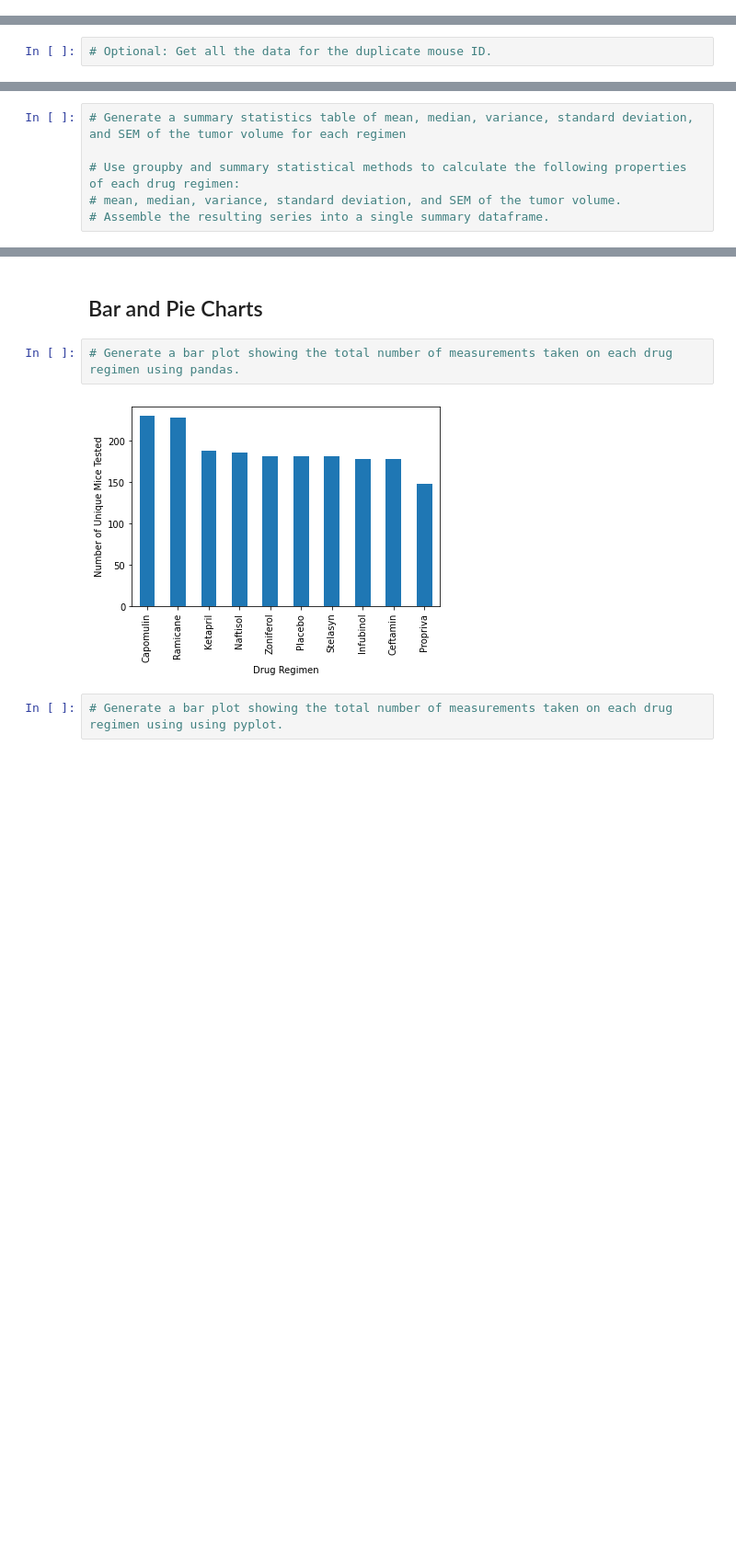
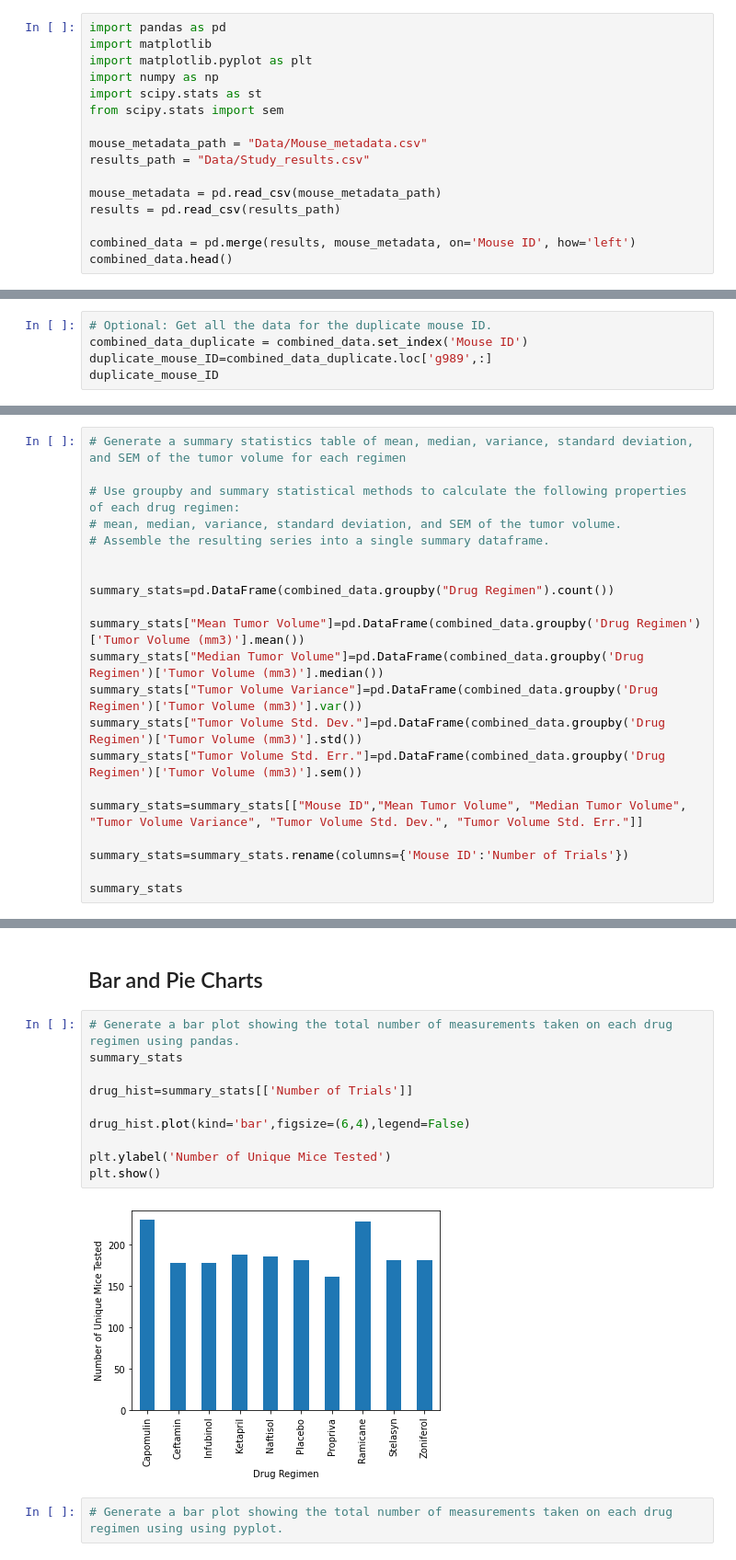
Before and after one commit to danyelledoucette/matplotlib-challenge, a Jupyter notebook: Pymaceuticals/Pymaceuticals_Starter.ipynb, the cells around one changed output, grey strips where cells are left out. Shown at 92% size. Cells and saved outputs as stored; diff of their text form; blank space fills up the shorter version.

```diff
--- a/Pymaceuticals/Pymaceuticals_Starter.ipynb
+++ b/Pymaceuticals/Pymaceuticals_Starter.ipynb
@@ -30,0 +20,16 @@ study_results = pd.read_csv(study_results_path)
+# %%
+import pandas as pd
+import matplotlib
+import matplotlib.pyplot as plt
+import numpy as np
+import scipy.stats as st
+from scipy.stats import sem
+
+mouse_metadata_path = "Data/Mouse_metadata.csv"
+results_path = "Data/Study_results.csv"
+
+mouse_metadata = pd.read_csv(mouse_metadata_path)
+results = pd.read_csv(results_path)
+
+combined_data = pd.merge(results, mouse_metadata, on='Mouse ID', how='left')
+combined_data.head()
@@ -38,3 +67,6 @@ study_results = pd.read_csv(study_results_path)
 array(['g989'], dtype=object)
 # %%
 # Optional: Get all the data for the duplicate mouse ID.
+combined_data_duplicate = combined_data.set_index('Mouse ID')
+duplicate_mouse_ID=combined_data_duplicate.loc['g989',:]
+duplicate_mouse_ID
@@ -59,4 +113,19 @@ array(['g989'], dtype=object)
 # Use groupby and summary statistical methods to calculate the following properties of each drug regimen:
 # mean, median, variance, standard deviation, and SEM of the tumor volume.
 # Assemble the resulting series into a single summary dataframe.
+
+
+summary_stats=pd.DataFrame(combined_data.groupby("Drug Regimen").count())
+
+summary_stats["Mean Tumor Volume"]=pd.DataFrame(combined_data.groupby('Drug Regimen')['Tumor Volume (mm3)'].mean())
+summary_stats["Median Tumor Volume"]=pd.DataFrame(combined_data.groupby('Drug Regimen')['Tumor Volume (mm3)'].median())
+summary_stats["Tumor Volume Variance"]=pd.DataFrame(combined_data.groupby('Drug Regimen')['Tumor Volume (mm3)'].var())
+summary_stats["Tumor Volume Std. Dev."]=pd.DataFrame(combined_data.groupby('Drug Regimen')['Tumor Volume (mm3)'].std())
+summary_stats["Tumor Volume Std. Err."]=pd.DataFrame(combined_data.groupby('Drug Regimen')['Tumor Volume (mm3)'].sem())
+
+summary_stats=summary_stats[["Mouse ID","Mean Tumor Volume", "Median Tumor Volume", "Tumor Volume Variance", "Tumor Volume Std. Dev.", "Tumor Volume Std. Err."]]
+
+summary_stats=summary_stats.rename(columns={'Mouse ID':'Number of Trials'})
+
+summary_stats
 # %% [output]
@@ -94,8 +164,16 @@ array(['g989'], dtype=object)
 ## Bar and Pie Charts
 # %%
 # Generate a bar plot showing the total number of measurements taken on each drug regimen using pandas.
+summary_stats
+
+drug_hist=summary_stats[['Number of Trials']]
+
+drug_hist.plot(kind='bar',figsize=(6,4),legend=False)
+
+plt.ylabel('Number of Unique Mice Tested')
+plt.show()
 # %% [output]
-[figure, old version]
+[figure, new version]
 # %%
 # Generate a bar plot showing the total number of measurements taken on each drug regimen using using pyplot.
 # %% [output]
```
Also changed, not shown: parts of 10 cells of this notebook.
